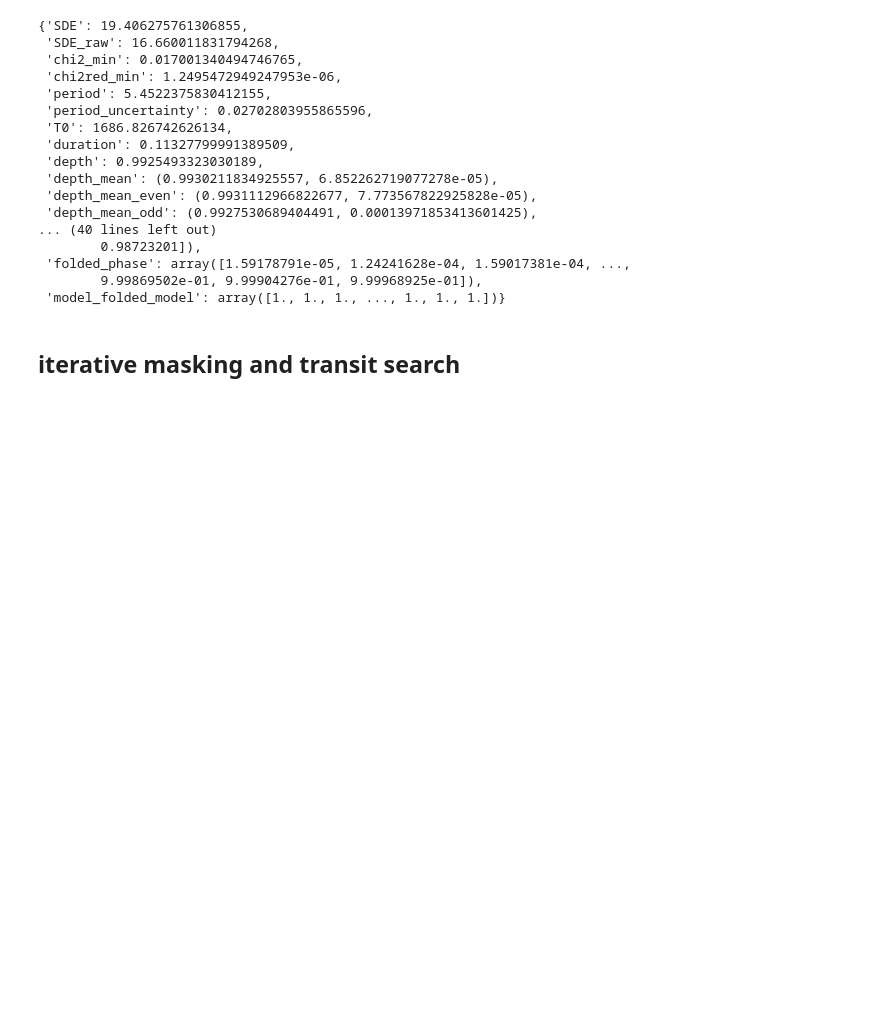
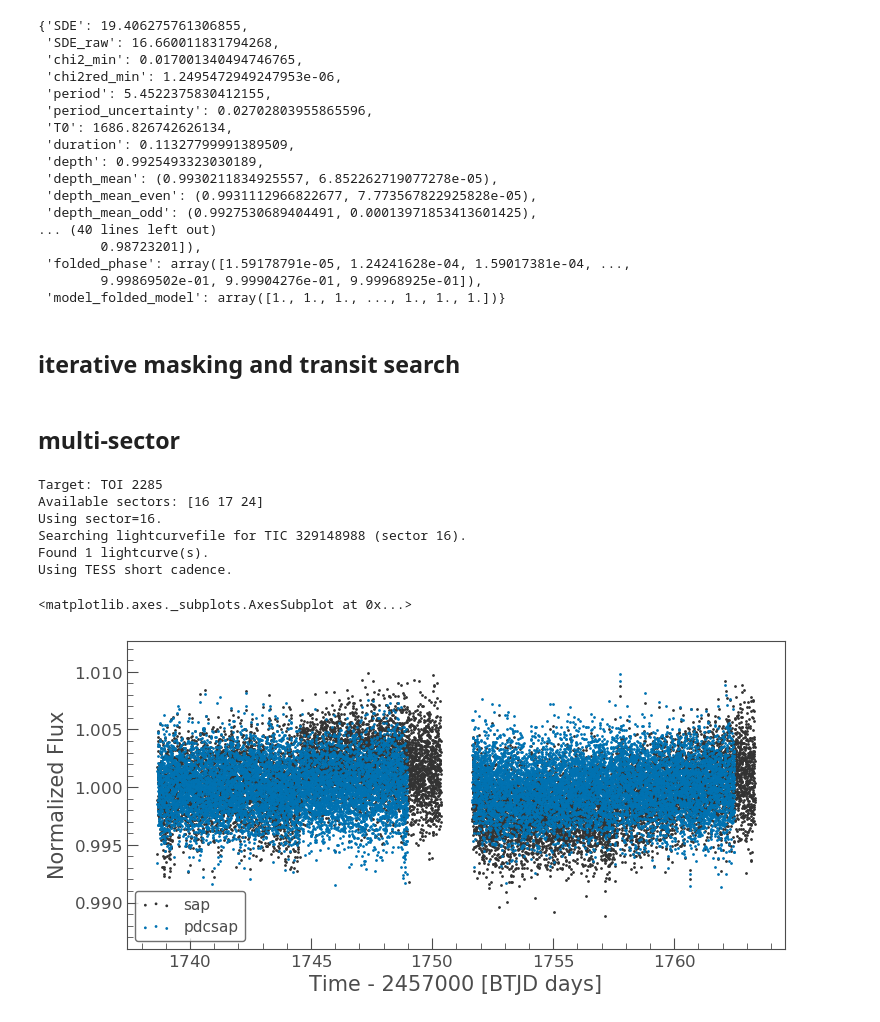
Before and after one commit to jpdeleon/chronos, a Jupyter notebook: notebooks/examples-transit_search.ipynb, the cells around one changed output. Cells and saved outputs as stored; diff of their text form; code cells hidden in the pictures; blank space fills up the shorter version.

```diff
--- a/notebooks/examples-transit_search.ipynb
+++ b/notebooks/examples-transit_search.ipynb
@@ -80,3 +83,23 @@ s.tls_results
  'model_folded_model': array([1., 1., 1., ..., 1., 1., 1.])}
 # %% [markdown]
 ## iterative masking and transit search
+# %% [markdown]
+## multi-sector
+# %%
+s = cr.ShortCadence(toiid=2285)
+
+#get sap and pdcsap lcs of first available sector
+sap = s.get_lc(lctype='sap')
+pdcsap = s.get_lc(lctype='pdcsap')
+
+ax = sap.scatter(label='sap')
+pdcsap.scatter(label='pdcsap', ax=ax)
+# %% [output]
+Target: TOI 2285
+Available sectors: [16 17 24]
+Using sector=16.
+Searching lightcurvefile for TIC 329148988 (sector 16).
+Found 1 lightcurve(s).
+Using TESS short cadence.
+<matplotlib.axes._subplots.AxesSubplot at 0x...>
+[figure, added]
```
Also changed, not shown: parts of 6 cells of this notebook, 16 other files.
